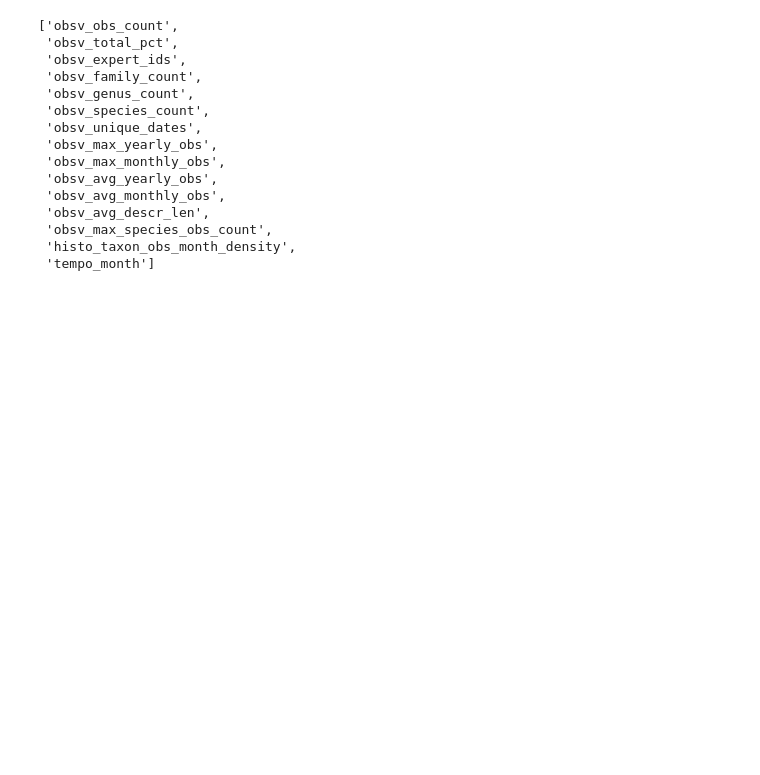
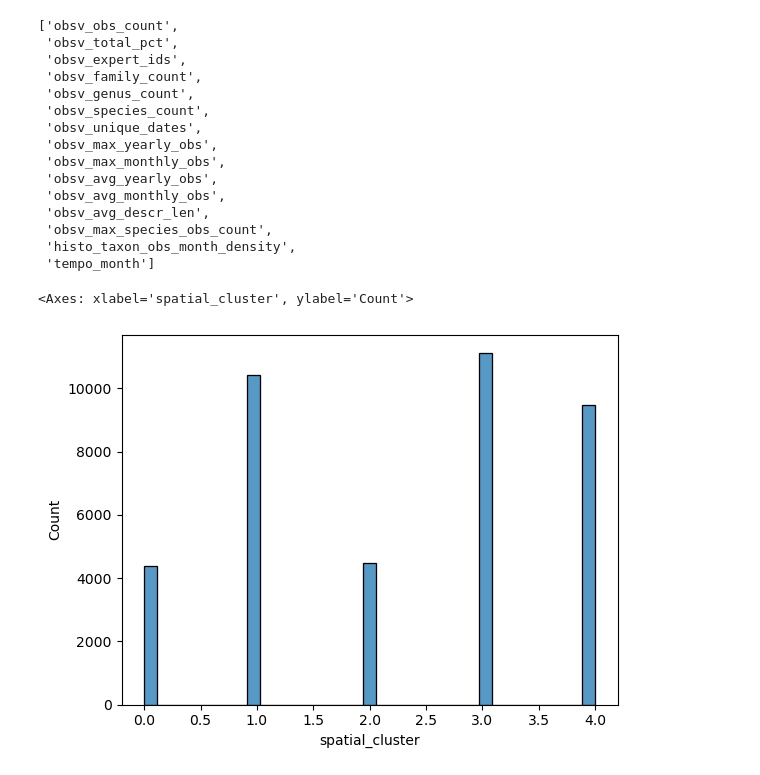
Before and after one commit to etiennegodin/CScorer, a Jupyter notebook: notebooks/eda/features.ipynb, the cells around one changed output. Drawn from its saved outputs; the diff is of its cells as text; code cells hidden in the pictures; blank space fills up the shorter version.

```diff
--- a/notebooks/eda/features.ipynb
+++ b/notebooks/eda/features.ipynb
@@ -159,5 +159,10 @@ moderate_sep
  'obsv_max_species_obs_count',
  'histo_taxon_obs_month_density',
  'tempo_month']
+# %%
+sns.histplot(df,x='spatial_cluster')
+# %% [output]
+<Axes: xlabel='spatial_cluster', ylabel='Count'>
+[figure, added]
 # %%
 cols = 3
```
Also changed, not shown: parts of 6 cells of this notebook, 2 other files.
